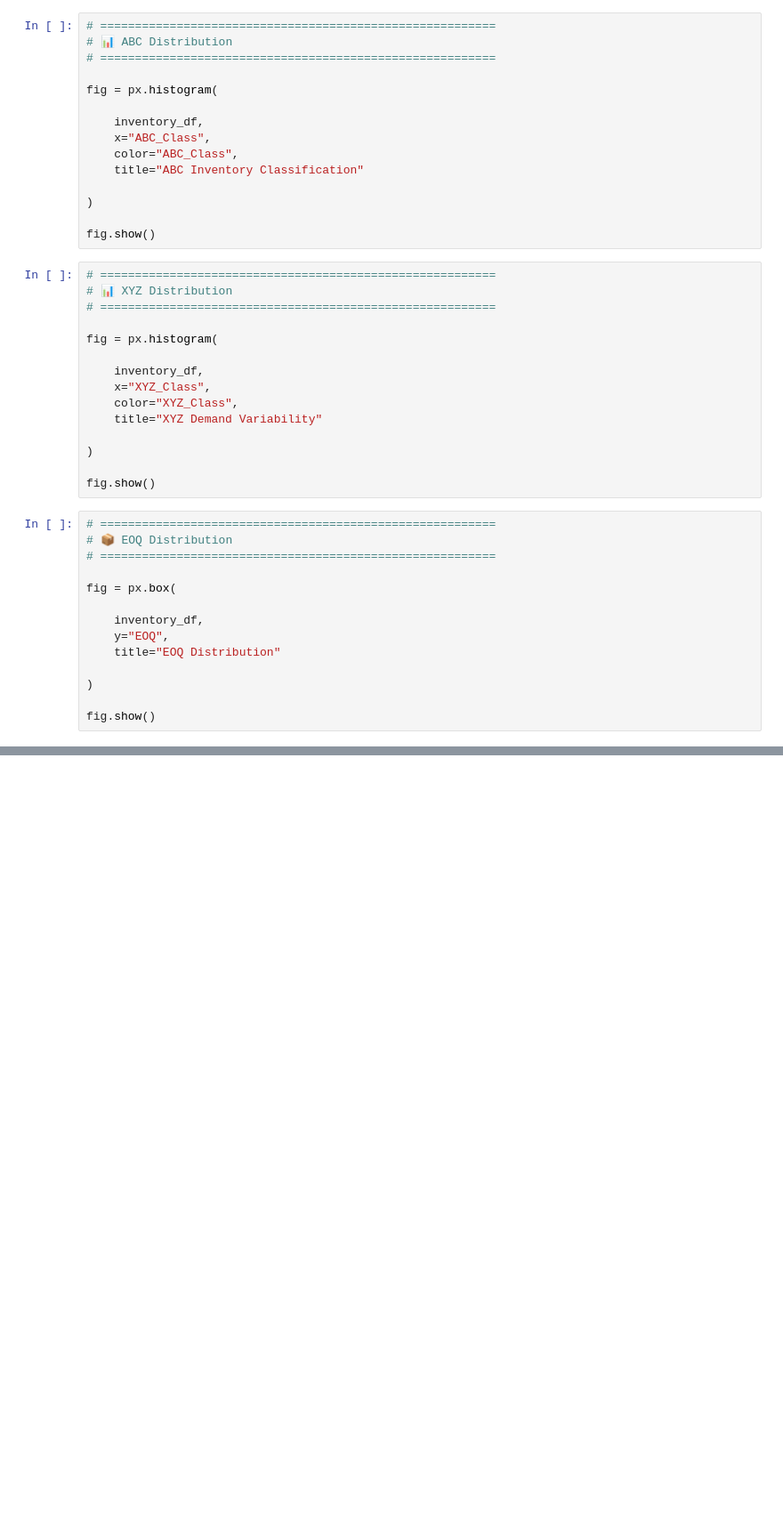
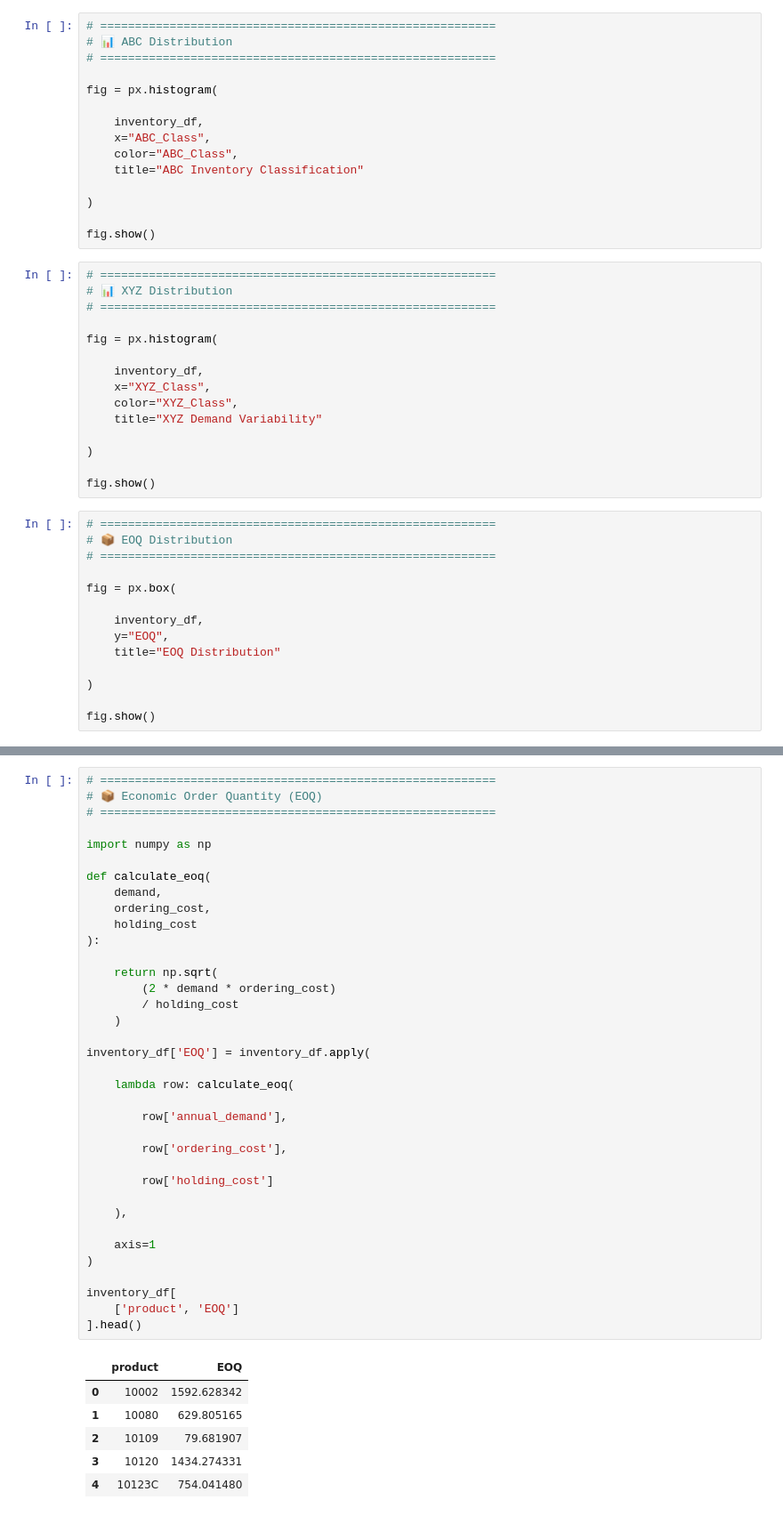
Before and after one commit to sagarmehra69/neuralretail-ai-sales-intelligence, a Jupyter notebook: notebooks/07_Inventory_Intelligence_System.ipynb, the cells around one changed output, grey strips where cells are left out. Shown at 89% size. Drawn from its saved outputs; the diff is of its cells as text; blank space fills up the shorter version.

```diff
--- a/notebooks/07_Inventory_Intelligence_System.ipynb
+++ b/notebooks/07_Inventory_Intelligence_System.ipynb
@@ -386,0 +530,43 @@ print("✅ Inventory Intelligence Dataset Saved")
+# %%
+# =========================================================
+# 📦 Economic Order Quantity (EOQ)
+# =========================================================
+
+import numpy as np
+
+def calculate_eoq(
+    demand,
+    ordering_cost,
+    holding_cost
+):
+
+    return np.sqrt(
+        (2 * demand * ordering_cost)
+        / holding_cost
+    )
+
+inventory_df['EOQ'] = inventory_df.apply(
+
+    lambda row: calculate_eoq(
+
+        row['annual_demand'],
+
+        row['ordering_cost'],
+
+        row['holding_cost']
+
+    ),
+
+    axis=1
+)
+
+inventory_df[
+    ['product', 'EOQ']
+].head()
+# %% [output]
+|  | product | EOQ |
+| 0 | 10002 | 1592.628342 |
+| 1 | 10080 | 629.805165 |
+| 2 | 10109 | 79.681907 |
+| 3 | 10120 | 1434.274331 |
+| 4 | 10123C | 754.041480 |
```
Also changed, not shown: parts of 27 cells of this notebook, 2 other files.
